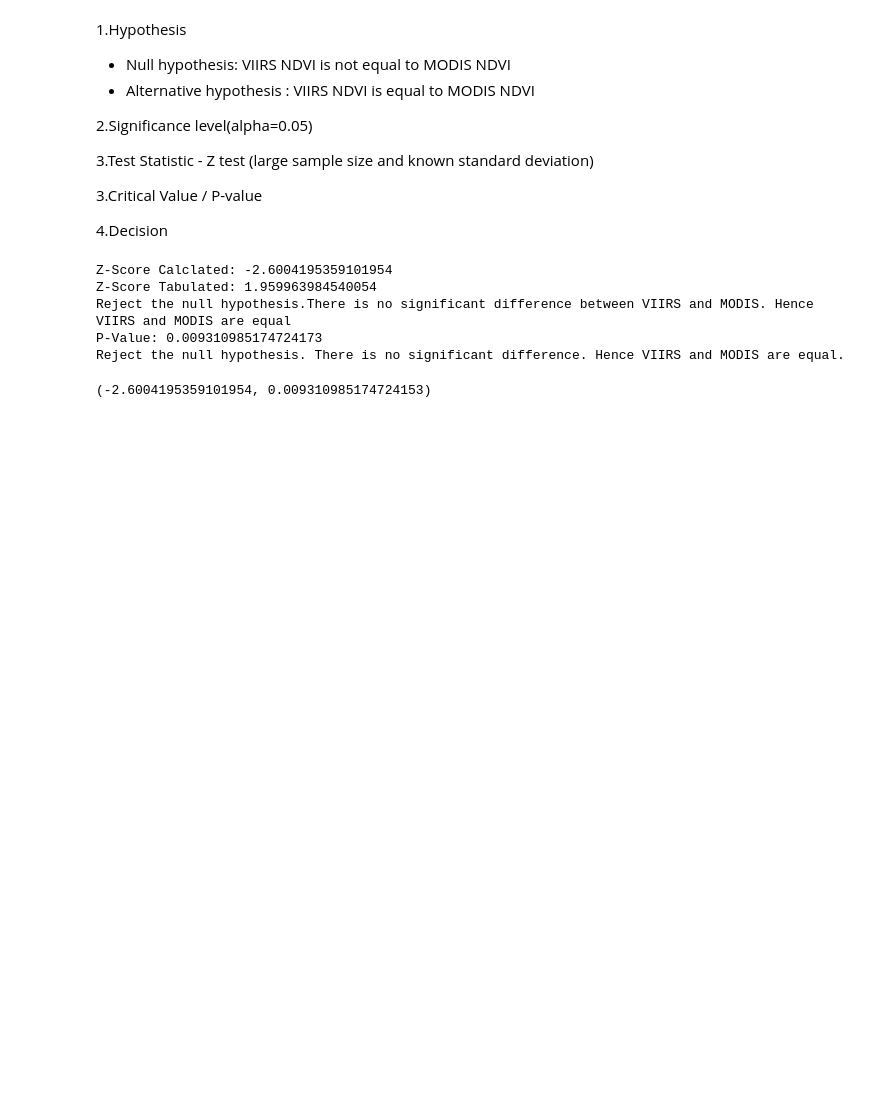
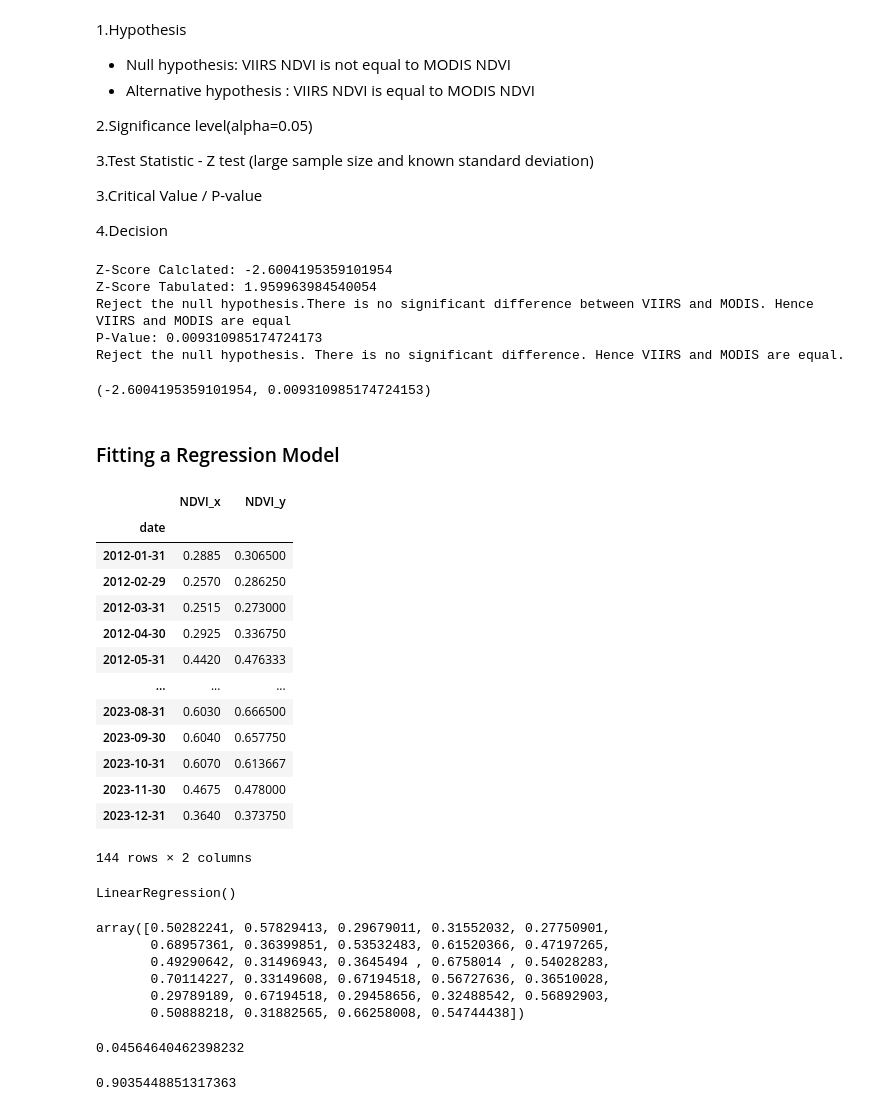
Before and after one commit to Lorraine254/Backdating_Satellite_Data, a Jupyter notebook: Backdating Satellite Data.ipynb, the cells around one changed output. Drawn from its saved outputs; the diff is of its cells as text; code cells hidden in the pictures; blank space fills up the shorter version.

Commit message:
Linear Regression

```diff
--- a/Backdating Satellite Data.ipynb
+++ b/Backdating Satellite Data.ipynb
@@ -441,0 +442,20 @@ ztest(resample_plateau_merged_df['NDVI_x'],resample_plateau_merged_df['NDVI_y'],
+# %% [markdown]
+### Fitting a Regression Model
+# %%
+# Dataset to be used
+resample_plateau_merged_df
+# %% [output]
+|  | NDVI_x | NDVI_y |
+| date |  |  |
+| 2012-01-31 | 0.2885 | 0.306500 |
+| 2012-02-29 | 0.2570 | 0.286250 |
+| 2012-03-31 | 0.2515 | 0.273000 |
+| 2012-04-30 | 0.2925 | 0.336750 |
+| 2012-05-31 | 0.4420 | 0.476333 |
+| ... | ... | ... |
+| 2023-08-31 | 0.6030 | 0.666500 |
+| 2023-09-30 | 0.6040 | 0.657750 |
+| 2023-10-31 | 0.6070 | 0.613667 |
+| 2023-11-30 | 0.4675 | 0.478000 |
+| 2023-12-31 | 0.3640 | 0.373750 |
+144 rows × 2 columns
@@ -441,0 +466,31 @@ ztest(resample_plateau_merged_df['NDVI_x'],resample_plateau_merged_df['NDVI_y'],
+# %%
+# Splitting the dataset into training set and testing set
+X_train,X_test,y_train,y_test = train_test_split(X,y,test_size=0.2,random_state=0)
+
+# Fitting the regression model
+regressor = LinearRegression()
+regressor.fit(X_train,y_train)
+# %% [output]
+LinearRegression()
+# %%
+# Predicting the test set results
+y_pred = regressor.predict(X_test)
+y_pred
+# %% [output]
+array([0.50282241, 0.57829413, 0.29679011, 0.31552032, 0.27750901,
+       0.68957361, 0.36399851, 0.53532483, 0.61520366, 0.47197265,
+       0.49290642, 0.31496943, 0.3645494 , 0.6758014 , 0.54028283,
+       0.70114227, 0.33149608, 0.67194518, 0.56727636, 0.36510028,
+       0.29789189, 0.67194518, 0.29458656, 0.32488542, 0.56892903,
+       0.50888218, 0.31882565, 0.66258008, 0.54744438])
+# %%
+# Evaluating the model- RMSE
+mean_squared_error(y_test, y_pred, squared=False)
+# %% [output]
+0.04564640462398232
+# %%
+# Using R-squared
+
+r2_score(y_test,y_pred)
+# %% [output]
+0.9035448851317363
```
Also changed, not shown: parts of 3 cells of this notebook.
